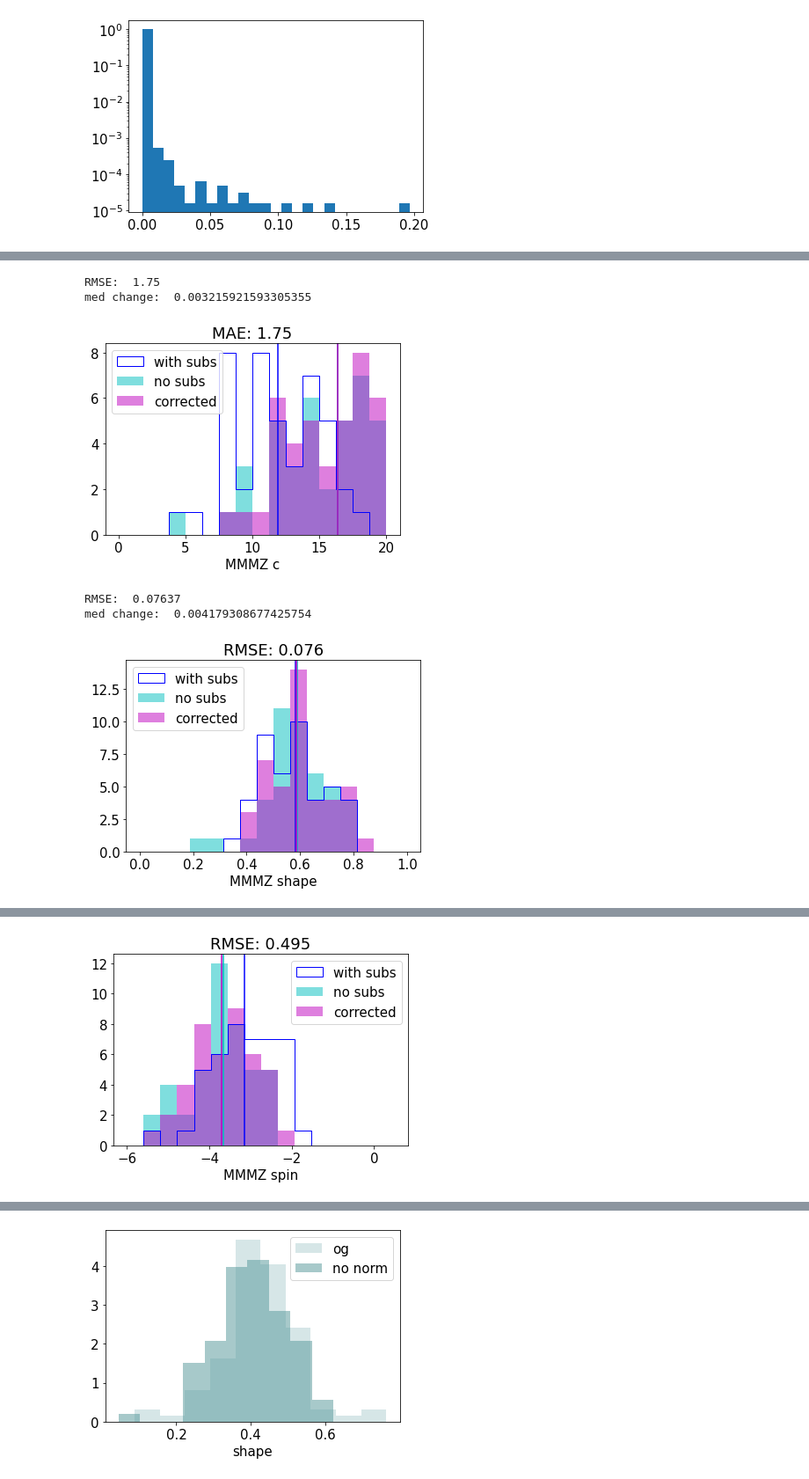
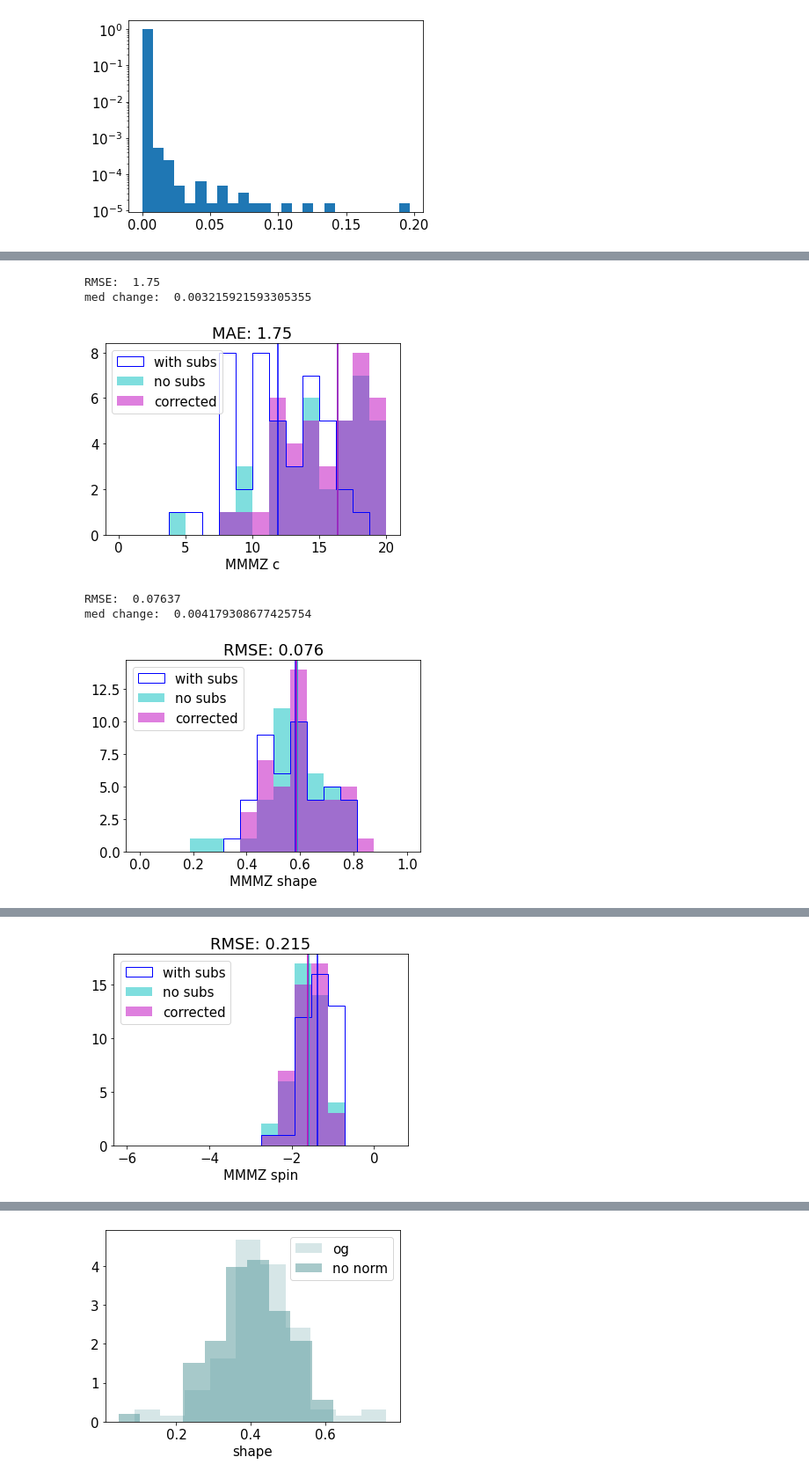
Before and after one commit to lmezini/SubhaloProperties, a Jupyter notebook: data_analysis.ipynb, the cells around one changed output, grey strips where cells are left out. Shown at 88% size. Cells and saved outputs as stored; diff of their text form; code cells hidden in the pictures.

```diff
--- a/data_analysis.ipynb
+++ b/data_analysis.ipynb
@@ -291,11 +487,8 @@ def correct_c(w_subs,sub_mass,data = 'mw'):
 
     elif data == 'rhap':
 
-        #correction = 2.211*sub_mass + 0.399
-        #correction = 2.946*sub_mass+0.464 #0.2 cutoff
-        correction = 2.494*sub_mass+0.492 #0.2 cutoff binned
-        #correction = 2.22*sub_mass + 0.530 #no cut, no bin
-
+        correction = 2.396*sub_mass+0.288 #0.2 sub mass cutoff, binned
+        correction = 2.22*sub_mass + 0.334 #0.5 sub mass cutoff, no bin
 
     return w_subs+correction*w_subs
 
@@ -308,11 +501,8 @@ def correct_shape(w_subs,sub_mass,data = 'mw'):
         #correction = 0.641*sub_mass -0.00724 #no cut, no bin
 
     elif data == 'rhap':
-        #correction = 0.845*sub_mass-0.042
-        correction = 1.099*sub_mass-0.014 #0.2 cutoff
-        correction = 0.921*sub_mass-0.010 #0.2 cutoff binned
-        #correction = 0.834*sub_mass-0.00365 #no cut
-        #correction = 0.850*sub_mass + 0.0046 #no cut, no bin
+        correction = 0.745*sub_mass-0.037 #0.2 sub mass cutoff, binned
+        correction = 0.852*sub_mass - 0.0512 #0.5 sub mass cutoff, no bin
 
     return w_subs+correction*w_subs
 
@@ -326,11 +516,8 @@ def correct_spin(w_subs,sub_mass,data = 'mw'):
         #correction = 1.12*sub_mass + 0.112 #no cut, no bin
 
     elif data == 'rhap':
-        correction = 2.750 * sub_mass - 0.020 #formation cut
-        #correction = 0.8610*sub_mass + 0.0514 #0.2 cutoff
-        correction = 0.920*sub_mass +0.069 #0.2 cutoff binned
-        #correction = 0.803*sub_mass +0.00789 #no cut
-        #correction = 1.37*sub_mass + 0.0853 #no cut, no bin
+        correction = 0.895*sub_mass +0.061 #0.2 sub mass cutoff binned
+        correction = 1.02*sub_mass + 0.0475 #0.5 sub mass cutoff, no bin
 
     return w_subs + correction*w_subs
 # %%
@@ -367,17 +554,17 @@ plt.show()
 
 
 bins = np.linspace(-6,0.5,17)
-plt.hist(np.log(df_all['calc_spin']),histtype='step',label='with subs',color='b',bins=bins)
-plt.axvline(np.median(np.log(df_all['calc_spin'])),color='b')
-plt.hist(np.log(df_ns['calc_spin']),alpha=0.5,label='no subs',color='c',bins=bins)
-plt.axvline(np.median(np.log(df_ns['calc_spin'])),color='c')
-corrected_spin = correct_spin(np.log(df_all['calc_spin']),mass_frac_mmmz)
-plt.hist(correct_spin(np.log(df_all['calc_spin']),mass_frac_mmmz),alpha=0.5,label='corrected',color='m',bins=bins)
-plt.axvline(np.median(correct_spin(np.log(df_all['calc_spin']),mass_frac_mmmz)),color='m')
+plt.hist(np.log10(df_all['calc_spin']),histtype='step',label='with subs',color='b',bins=bins)
+plt.axvline(np.median(np.log10(df_all['calc_spin'])),color='b')
+plt.hist(np.log10(df_ns['calc_spin']),alpha=0.5,label='no subs',color='c',bins=bins)
+plt.axvline(np.median(np.log10(df_ns['calc_spin'])),color='c')
+corrected_spin = correct_spin(np.log10(df_all['calc_spin']),mass_frac_mmmz)
+plt.hist(correct_spin(np.log10(df_all['calc_spin']),mass_frac_mmmz),alpha=0.5,label='corrected',color='m',bins=bins)
+plt.axvline(np.median(correct_spin(np.log10(df_all['calc_spin']),mass_frac_mmmz)),color='m')
 plt.legend()
-plt.title('RMSE: {}'.format(round(mean_squared_error(np.log(df_ns['calc_spin']),corrected_spin,squared = False),3)))
-print('RMSE: ',round(mean_squared_error(np.log(df_ns['calc_spin']),corrected_spin,squared = False),3))
-print('med change: ',(np.median(np.log(df_ns['calc_spin']))-np.median(corrected_spin))/np.median(np.log(df_ns['calc_spin'])))
+plt.title('RMSE: {}'.format(round(mean_squared_error(np.log10(df_ns['calc_spin']),corrected_spin,squared = False),3)))
+print('RMSE: ',round(mean_squared_error(np.log10(df_ns['calc_spin']),corrected_spin,squared = False),3))
+print('med change: ',(np.median(np.log10(df_ns['calc_spin']))-np.median(corrected_spin))/np.median(np.log10(df_ns['calc_spin'])))
 plt.xlabel('MMMZ spin')
 plt.show()
 # %% [output]
@@ -392,2 +579,2 @@ med change:  -0.008173036363553604
-[figure, old version]
+[figure, new version]
 # %%
```
Also changed, not shown: parts of 34 cells of this notebook, 6 other files.
